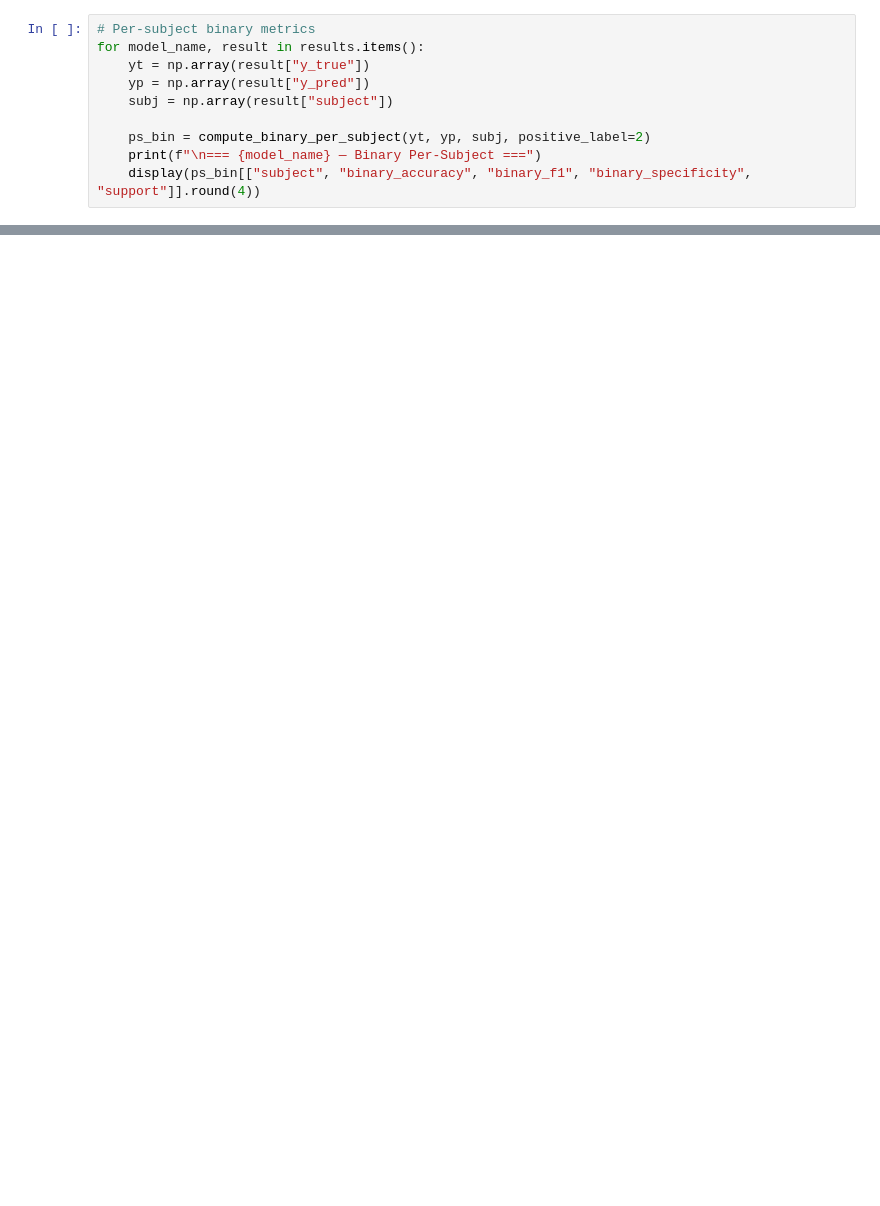
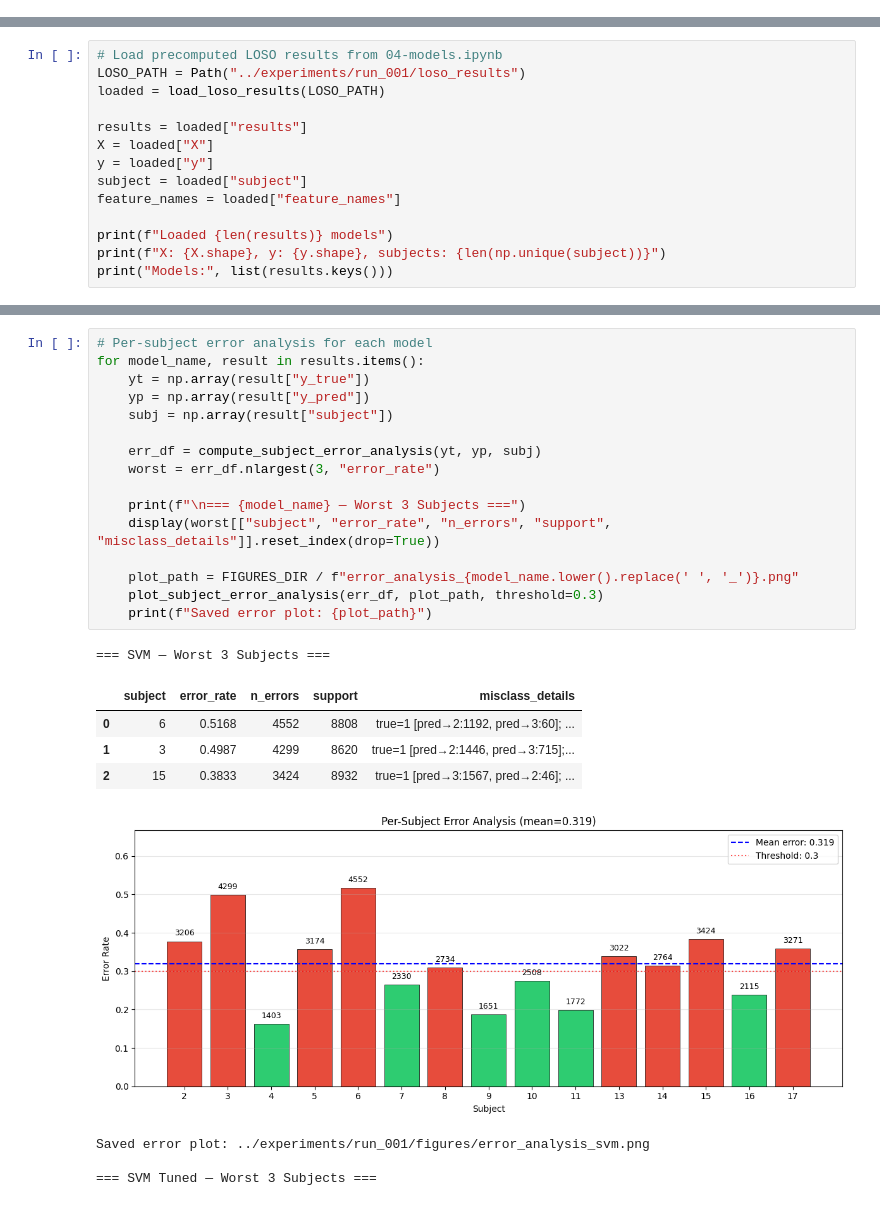
Before and after one commit to mirkokeller/wesad-wrist-stress-prediction, a Jupyter notebook: notebooks/05-explainability.ipynb, the cells around one changed output, grey strips where cells are left out. Saved outputs shown, nothing was run; the diff lists cells and outputs as text; blank space fills up the shorter version.

```diff
--- a/notebooks/05-explainability.ipynb
+++ b/notebooks/05-explainability.ipynb
@@ -176,10 +0,0 @@ display(binary_df[[
-# %%
-# Per-subject binary metrics
-for model_name, result in results.items():
-    yt = np.array(result["y_true"])
-    yp = np.array(result["y_pred"])
-    subj = np.array(result["subject"])
-
-    ps_bin = compute_binary_per_subject(yt, yp, subj, positive_label=2)
-    print(f"\n=== {model_name} — Binary Per-Subject ===")
-    display(ps_bin[["subject", "binary_accuracy", "binary_f1", "binary_specificity", "support"]].round(4))
@@ -510,0 +46,14 @@ display(stress_err_df.head(10))
+# %%
+# Load precomputed LOSO results from 04-models.ipynb
+LOSO_PATH = Path("../experiments/run_001/loso_results")
+loaded = load_loso_results(LOSO_PATH)
+
+results = loaded["results"]
+X = loaded["X"]
+y = loaded["y"]
+subject = loaded["subject"]
+feature_names = loaded["feature_names"]
+
+print(f"Loaded {len(results)} models")
+print(f"X: {X.shape}, y: {y.shape}, subjects: {len(np.unique(subject))}")
+print("Models:", list(results.keys()))
@@ -510,0 +207,26 @@ display(stress_err_df.head(10))
+# %%
+# Per-subject error analysis for each model
+for model_name, result in results.items():
+    yt = np.array(result["y_true"])
+    yp = np.array(result["y_pred"])
+    subj = np.array(result["subject"])
+
+    err_df = compute_subject_error_analysis(yt, yp, subj)
+    worst = err_df.nlargest(3, "error_rate")
+
+    print(f"\n=== {model_name} — Worst 3 Subjects ===")
+    display(worst[["subject", "error_rate", "n_errors", "support", "misclass_details"]].reset_index(drop=True))
+
+    plot_path = FIGURES_DIR / f"error_analysis_{model_name.lower().replace(' ', '_')}.png"
+    plot_subject_error_analysis(err_df, plot_path, threshold=0.3)
+    print(f"Saved error plot: {plot_path}")
+# %% [output]
+=== SVM — Worst 3 Subjects ===
+|  | subject | error_rate | n_errors | support | misclass_details |
+| 0 | 6 | 0.5168 | 4552 | 8808 | true=1 [pred→2:1192, pred→3:60]; ... |
+| 1 | 3 | 0.4987 | 4299 | 8620 | true=1 [pred→2:1446, pred→3:715];... |
+| 2 | 15 | 0.3833 | 3424 | 8932 | true=1 [pred→3:1567, pred→2:46]; ... |
+[figure, added]
+Saved error plot: ../experiments/run_001/figures/error_analysis_svm.png
+
+=== SVM Tuned — Worst 3 Subjects ===
```
Also changed, not shown: parts of 36 cells of this notebook, 32 other files.
